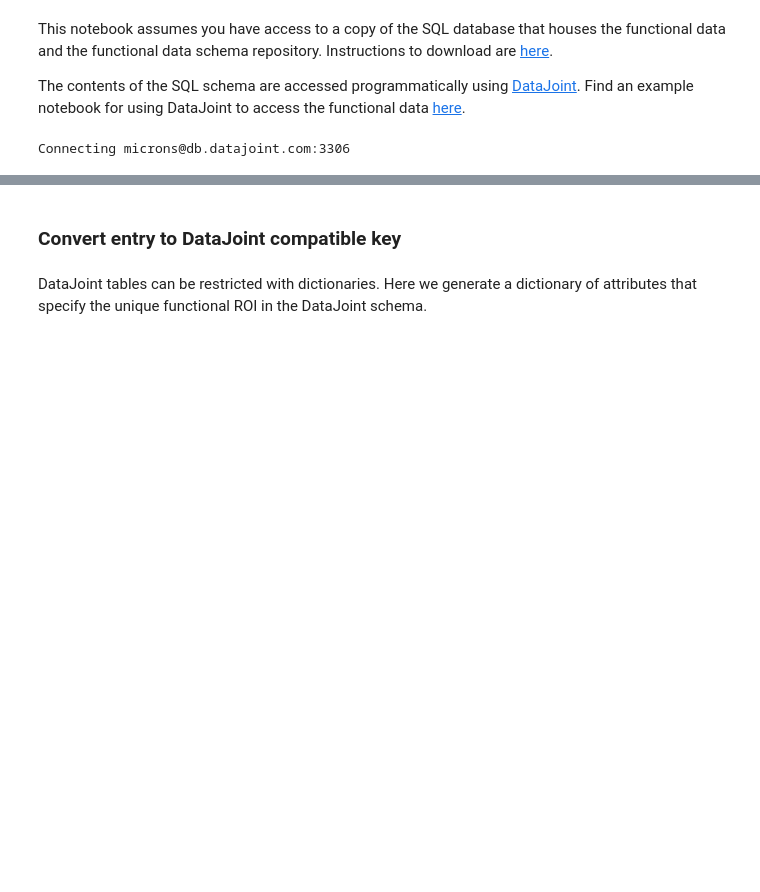
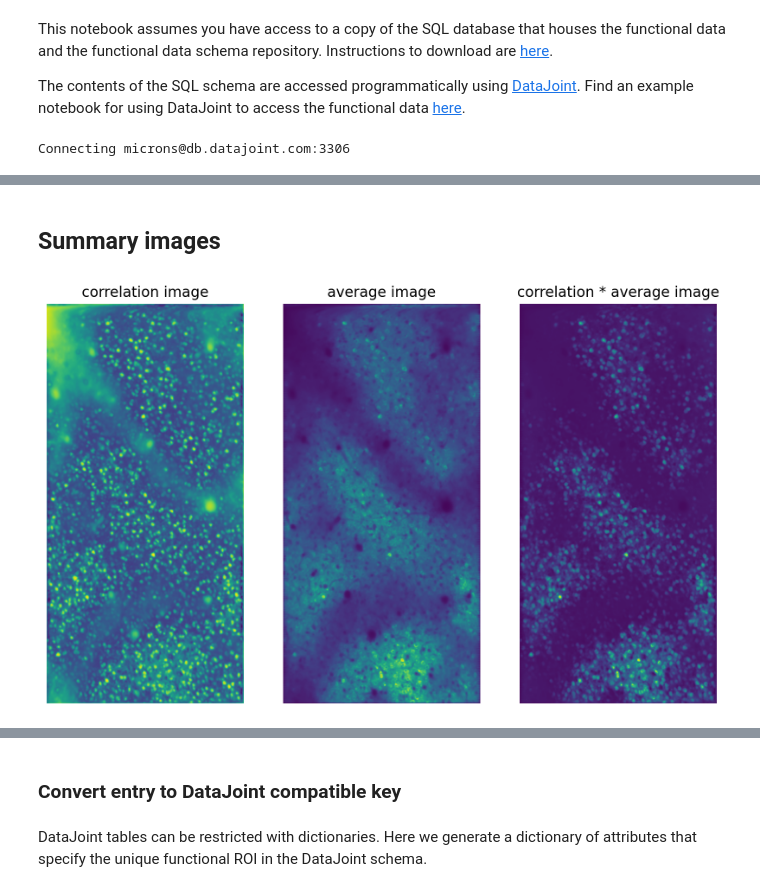
Before and after one commit to julietj135/microns_phase3_nda, a Jupyter notebook: tutorial_notebooks/Matched_Cell_Functional_Data.ipynb, the cells around one changed output, grey strips where cells are left out. Saved outputs shown, nothing was run; the diff lists cells and outputs as text; code cells hidden in the pictures; blank space fills up the shorter version.

```diff
--- a/tutorial_notebooks/Matched_Cell_Functional_Data.ipynb
+++ b/tutorial_notebooks/Matched_Cell_Functional_Data.ipynb
@@ -177,0 +238,17 @@ Connecting microns@db.datajoint.com:3306
+# %% [markdown]
+## Summary images
+# %%
+field_key = {'session': 4, 'scan_idx': 7, 'field': 4}
+corr, avg = (nda.SummaryImages & field_key).fetch1('correlation', 'average')
+
+fig, axs = plt.subplots(1, 3, figsize=(10,6), dpi=200)
+axs[0].imshow(corr)
+axs[0].set_title('correlation image')
+axs[1].imshow(avg)
+axs[1].set_title('average image')
+axs[2].imshow(corr*avg) # gives a good view of the cell bodies and darkens vessels
+axs[2].set_title('correlation * average image')
+[ax.axis('off') for ax in axs];
+[ax.set_aspect('auto') for ax in axs];
+# %% [output]
+[figure, added]
```
Also changed, not shown: parts of 40 cells of this notebook.
